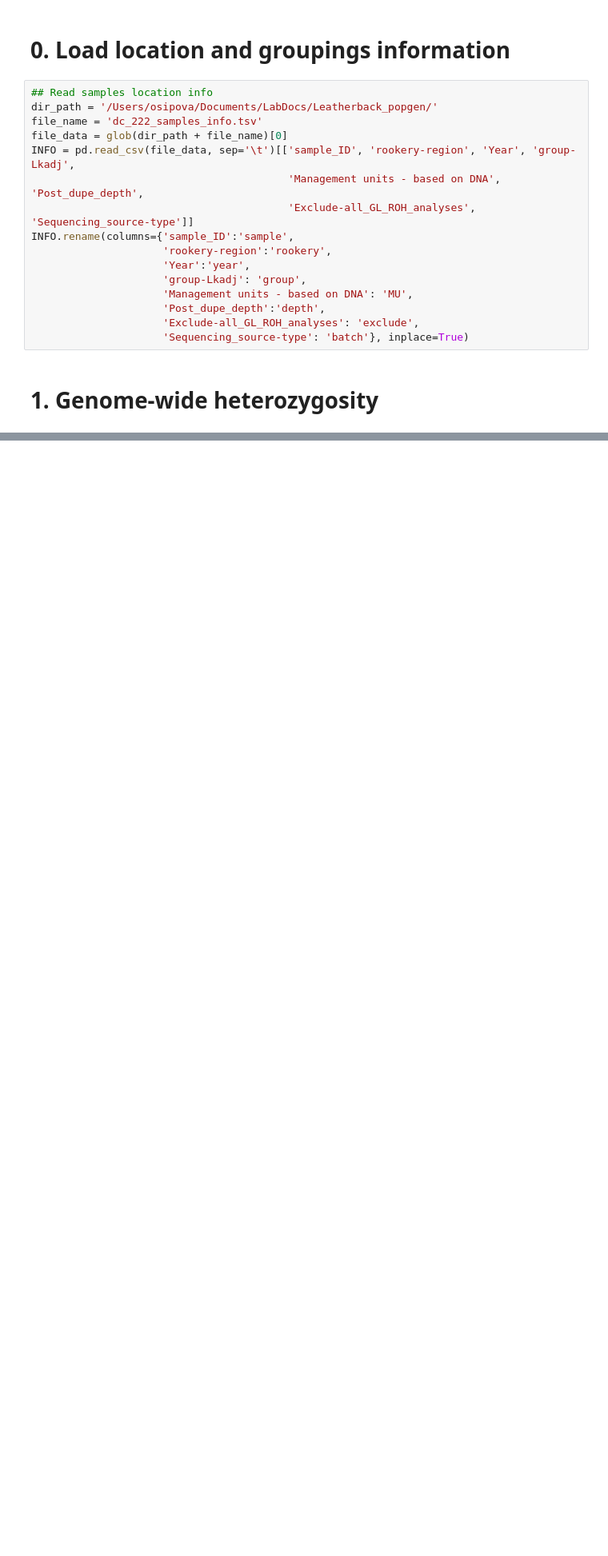
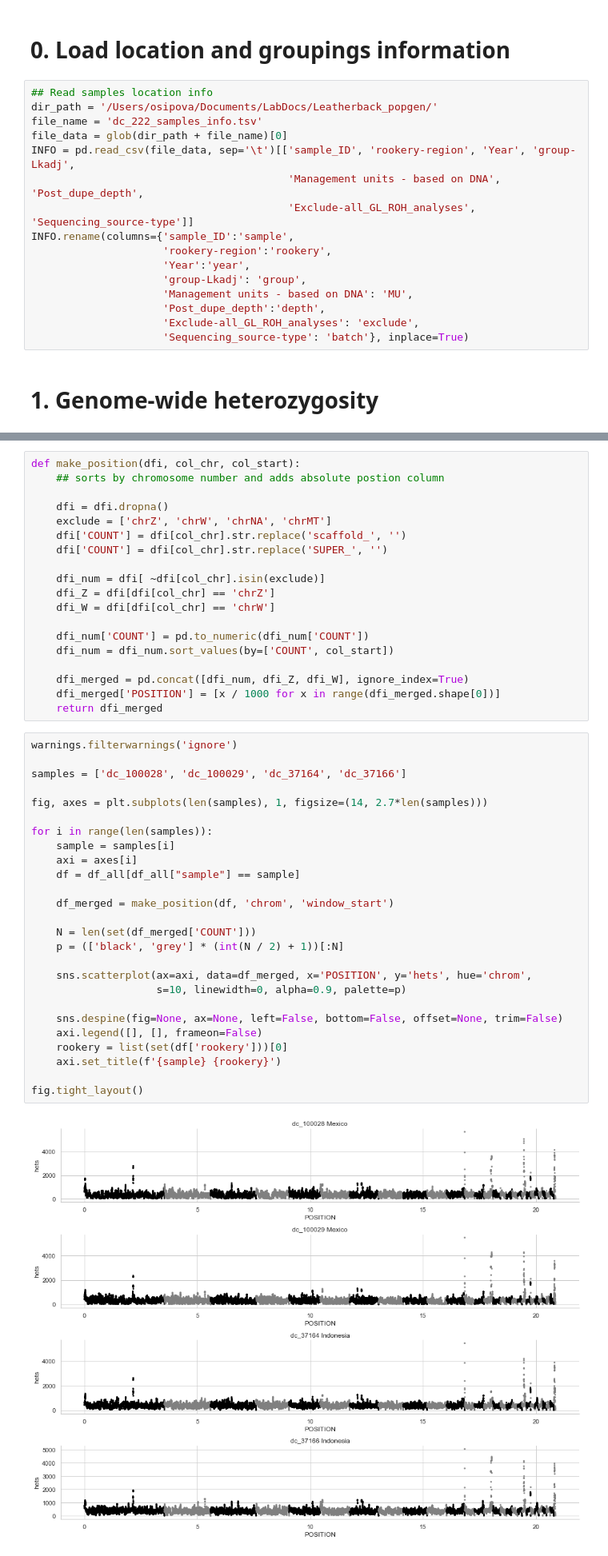
Before and after one commit to osipovarev/Leatherback_popgen, a Jupyter notebook: heterozygosity_analysis.ipynb, the cells around one changed output, grey strips where cells are left out. Shown at 80% size. Cells and saved outputs as stored; diff of their text form; blank space fills up the shorter version.

```diff
--- a/heterozygosity_analysis.ipynb
+++ b/heterozygosity_analysis.ipynb
@@ -90,0 +120,47 @@ fig.tight_layout()
+# %%
+def make_position(dfi, col_chr, col_start):
+    ## sorts by chromosome number and adds absolute postion column
+
+    dfi = dfi.dropna()
+    exclude = ['chrZ', 'chrW', 'chrNA', 'chrMT']
+    dfi['COUNT'] = dfi[col_chr].str.replace('scaffold_', '')
+    dfi['COUNT'] = dfi[col_chr].str.replace('SUPER_', '')
+
+    dfi_num = dfi[ ~dfi[col_chr].isin(exclude)]
+    dfi_Z = dfi[dfi[col_chr] == 'chrZ']
+    dfi_W = dfi[dfi[col_chr] == 'chrW']
+
+    dfi_num['COUNT'] = pd.to_numeric(dfi_num['COUNT'])
+    dfi_num = dfi_num.sort_values(by=['COUNT', col_start])
+
+    dfi_merged = pd.concat([dfi_num, dfi_Z, dfi_W], ignore_index=True)
+    dfi_merged['POSITION'] = [x / 1000 for x in range(dfi_merged.shape[0])]
+    return dfi_merged
+# %%
+warnings.filterwarnings('ignore')
+
+samples = ['dc_100028', 'dc_100029', 'dc_37164', 'dc_37166']
+
+fig, axes = plt.subplots(len(samples), 1, figsize=(14, 2.7*len(samples)))
+
+for i in range(len(samples)):
+    sample = samples[i]
+    axi = axes[i]
+    df = df_all[df_all["sample"] == sample]
+
+    df_merged = make_position(df, 'chrom', 'window_start')
+
+    N = len(set(df_merged['COUNT']))
+    p = (['black', 'grey'] * (int(N / 2) + 1))[:N]
+
+    sns.scatterplot(ax=axi, data=df_merged, x='POSITION', y='hets', hue='chrom',
+                    s=10, linewidth=0, alpha=0.9, palette=p)
+
+    sns.despine(fig=None, ax=None, left=False, bottom=False, offset=None, trim=False)
+    axi.legend([], [], frameon=False)
+    rookery = list(set(df['rookery']))[0]
+    axi.set_title(f'{sample} {rookery}')
+
+fig.tight_layout()
+# %% [output]
+[figure, added]
```
Also changed, not shown: parts of 4 cells of this notebook, 1 other file.
